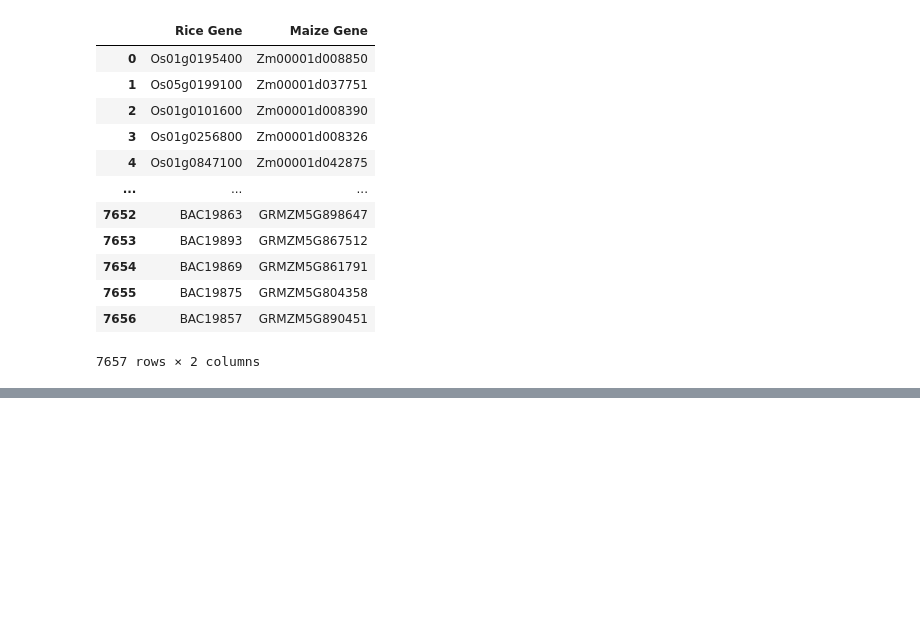
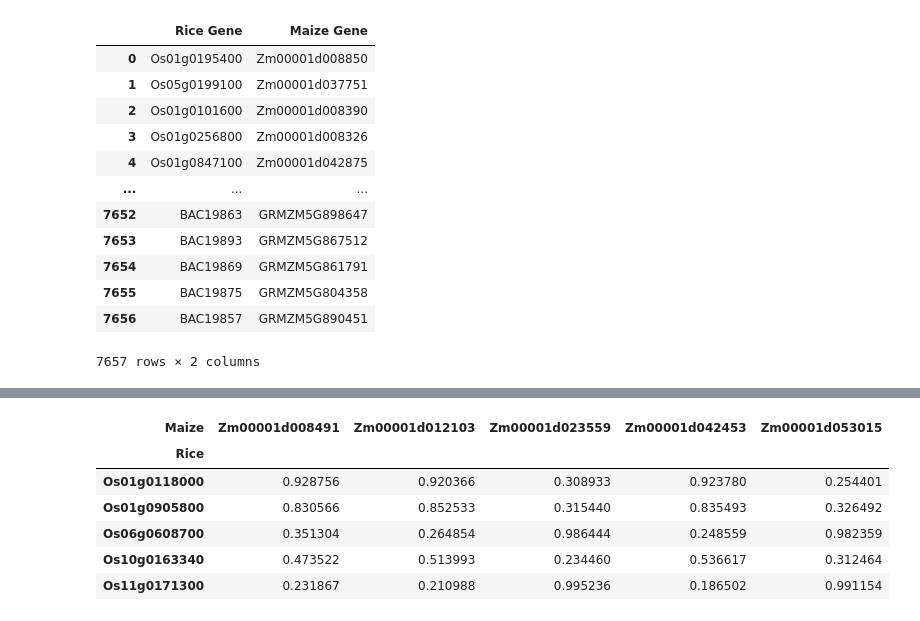
Before and after one commit to gillislab/Coexpressalog_Method_Development, a Jupyter notebook: rice_maize_data/rice_maize_expressalog.ipynb, the cells around one changed output, grey strips where cells are left out. Saved outputs shown, nothing was run; the diff lists cells and outputs as text; code cells hidden in the pictures; blank space fills up the shorter version.

```diff
--- a/rice_maize_data/rice_maize_expressalog.ipynb
+++ b/rice_maize_data/rice_maize_expressalog.ipynb
@@ -444 +515,15 @@ true_pair_dataframe
+# %%
+current_group = 649
+dataframe_of_group = trimmed_all_gene_pairs_for_fc.loc[trimmed_all_gene_pairs_for_fc['Group Number'] == current_group]
+dataframe_of_group = dataframe_of_group[['Rice','Maize','Total Score']]
+wide_format = dataframe_of_group.pivot(index = 'Rice',columns= 'Maize',values= 'Total Score')
+wide_format
+# %% [output]
+| Maize | Zm00001d008491 | Zm00001d012103 | Zm00001d023559 | Zm00001d042453 | Zm00001d053015 |
+| Rice |  |  |  |  |  |
+| Os01g0118000 | 0.928756 | 0.920366 | 0.308933 | 0.923780 | 0.254401 |
+| Os01g0905800 | 0.830566 | 0.852533 | 0.315440 | 0.835493 | 0.326492 |
+| Os06g0608700 | 0.351304 | 0.264854 | 0.986444 | 0.248559 | 0.982359 |
+| Os10g0163340 | 0.473522 | 0.513993 | 0.234460 | 0.536617 | 0.312464 |
+| Os11g0171300 | 0.231867 | 0.210988 | 0.995236 | 0.186502 | 0.991154 |
 # %%
```
Also changed, not shown: parts of 5 cells of this notebook, 1 other file.
